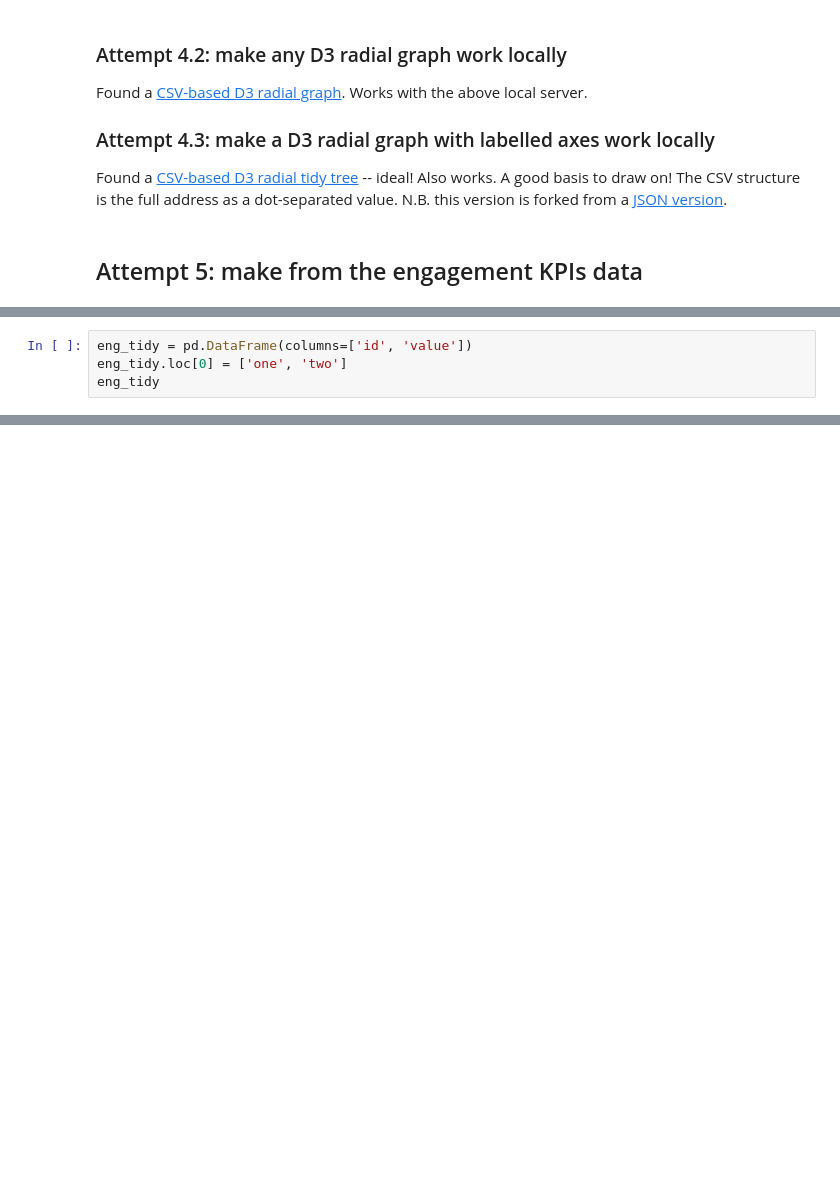
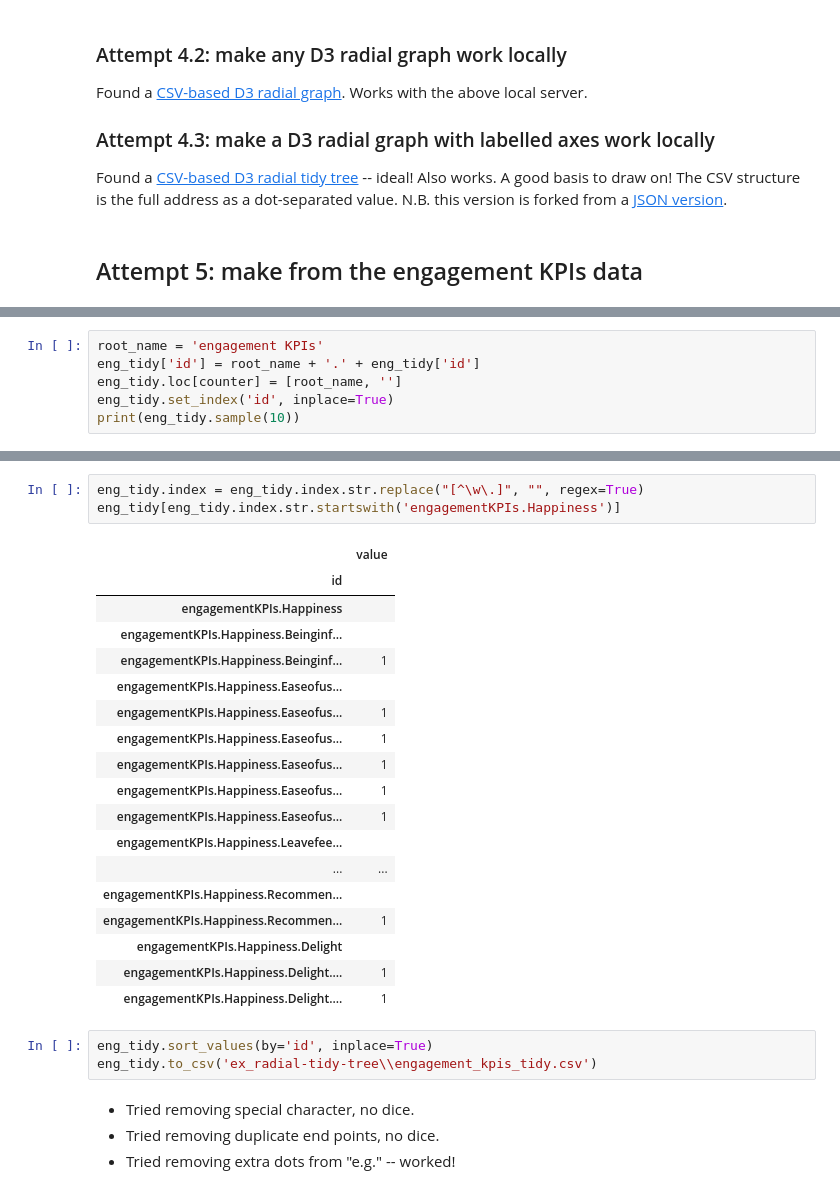
Before and after one commit to SWannell/engagement-kpi-mapping, a Jupyter notebook: TreeViz.ipynb, the cells around one changed output, grey strips where cells are left out. Drawn from its saved outputs; the diff is of its cells as text; blank space fills up the shorter version.

```diff
--- a/TreeViz.ipynb
+++ b/TreeViz.ipynb
@@ -356,4 +360,0 @@ eng_tidy
-# %%
-eng_tidy = pd.DataFrame(columns=['id', 'value'])
-eng_tidy.loc[0] = ['one', 'two']
-eng_tidy
@@ -362,0 +361,6 @@ eng_tidy
+# %%
+root_name = 'engagement KPIs'
+eng_tidy['id'] = root_name + '.' + eng_tidy['id']
+eng_tidy.loc[counter] = [root_name, '']
+eng_tidy.set_index('id', inplace=True)
+print(eng_tidy.sample(10))
@@ -362,0 +380,29 @@ eng_tidy
+# %%
+eng_tidy.index = eng_tidy.index.str.replace("[^\w\.]", "", regex=True)
+eng_tidy[eng_tidy.index.str.startswith('engagementKPIs.Happiness')]
+# %% [output]
+|  | value |
+| id |  |
+| engagementKPIs.Happiness |  |
+| engagementKPIs.Happiness.Beinginf... |  |
+| engagementKPIs.Happiness.Beinginf... | 1 |
+| engagementKPIs.Happiness.Easeofus... |  |
+| engagementKPIs.Happiness.Easeofus... | 1 |
+| engagementKPIs.Happiness.Easeofus... | 1 |
+| engagementKPIs.Happiness.Easeofus... | 1 |
+| engagementKPIs.Happiness.Easeofus... | 1 |
+| engagementKPIs.Happiness.Easeofus... | 1 |
+| engagementKPIs.Happiness.Leavefee... |  |
+| ... | ... |
+| engagementKPIs.Happiness.Recommen... |  |
+| engagementKPIs.Happiness.Recommen... | 1 |
+| engagementKPIs.Happiness.Delight |  |
+| engagementKPIs.Happiness.Delight.... | 1 |
+| engagementKPIs.Happiness.Delight.... | 1 |
+# %%
+eng_tidy.sort_values(by='id', inplace=True)
+eng_tidy.to_csv('ex_radial-tidy-tree\\engagement_kpis_tidy.csv')
+# %% [markdown]
+- Tried removing special character, no dice.
+- Tried removing duplicate end points, no dice.
+- Tried removing extra dots from "e.g." -- worked!
```
Also changed, not shown: parts of 5 cells of this notebook, 4 other files.
